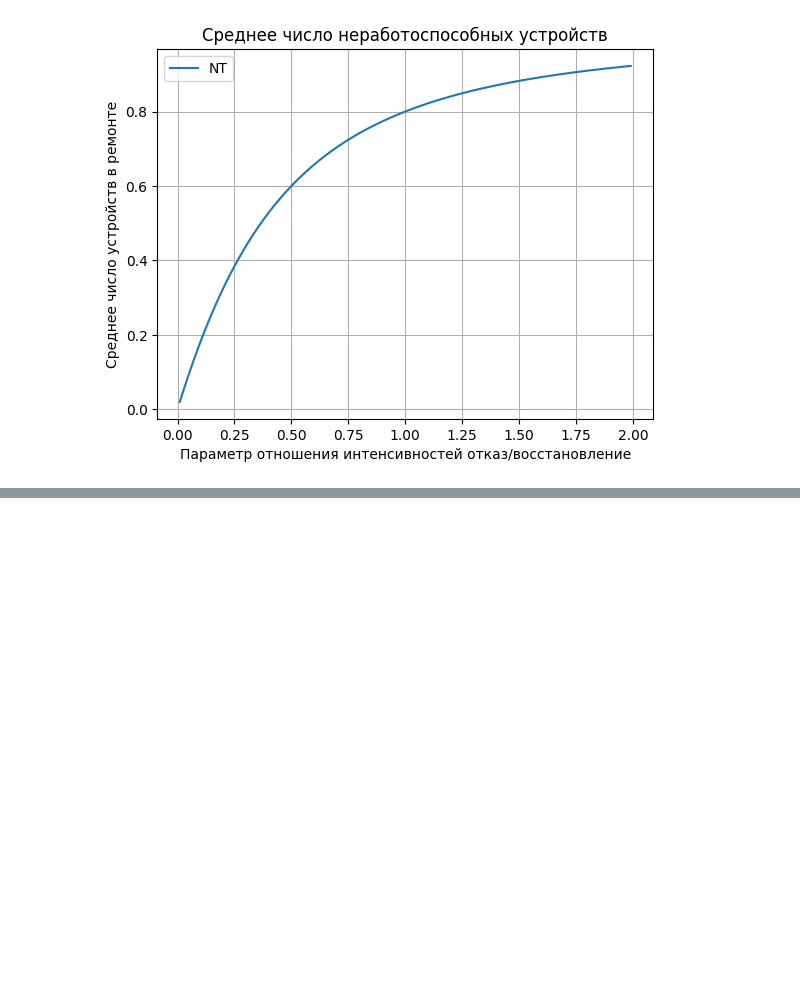
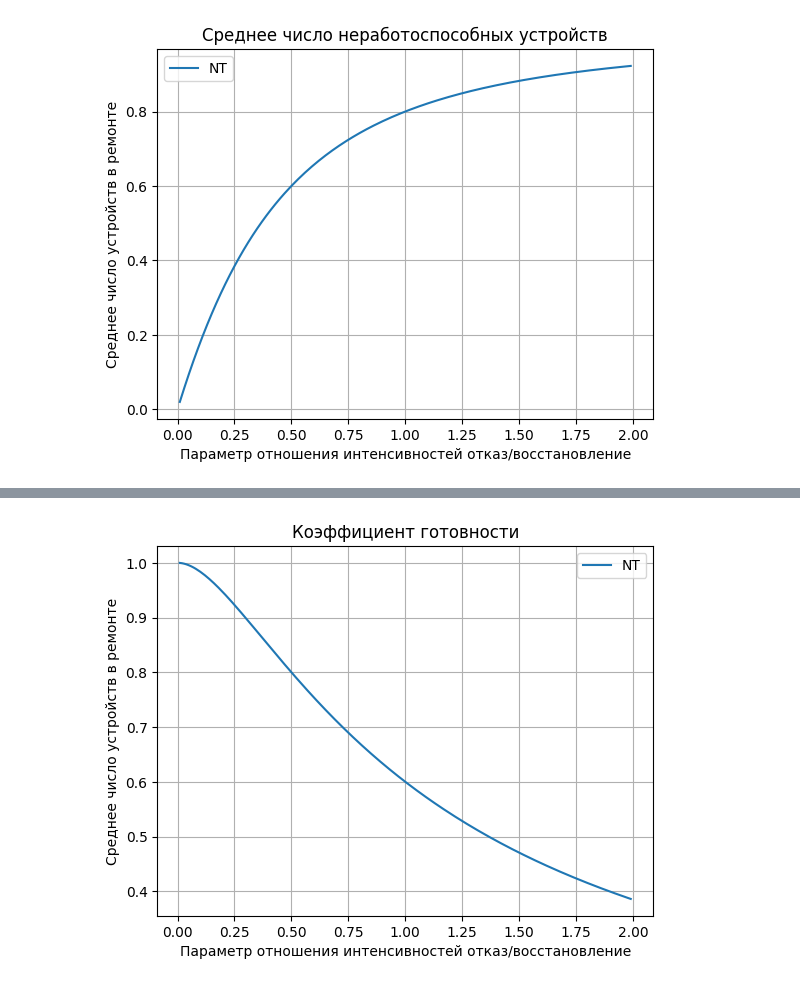
Before and after one commit to SergeyS1954/LW_TR, a Jupyter notebook: LW3.ipynb, the cells around one changed output, grey strips where cells are left out. Cells and saved outputs as stored; diff of their text form; code cells hidden in the pictures; blank space fills up the shorter version.

```diff
--- a/LW3.ipynb
+++ b/LW3.ipynb
@@ -301,0 +308,15 @@ plt.show()
+# %%
+import matplotlib.pyplot as plt
+import numpy as np
+ro = np.arange (0.01, 2.0, 0.01)
+Kg = (2*ro + 1)/(1 + 2*ro + 2*ro**2)
+plt.plot(ro,Kg,label = 'NT')
+plt.title('Коэффициент готовности')
+plt.xlabel('Параметр отношения интенсивностей отказ/восстановление')
+plt.ylabel('Среднее число устройств в ремонте') #plt.show()
+plt.legend()
+plt.grid(True)
+
+plt.show()
+# %% [output]
+[figure, added]
```
Also changed, not shown: parts of 3 cells of this notebook.
